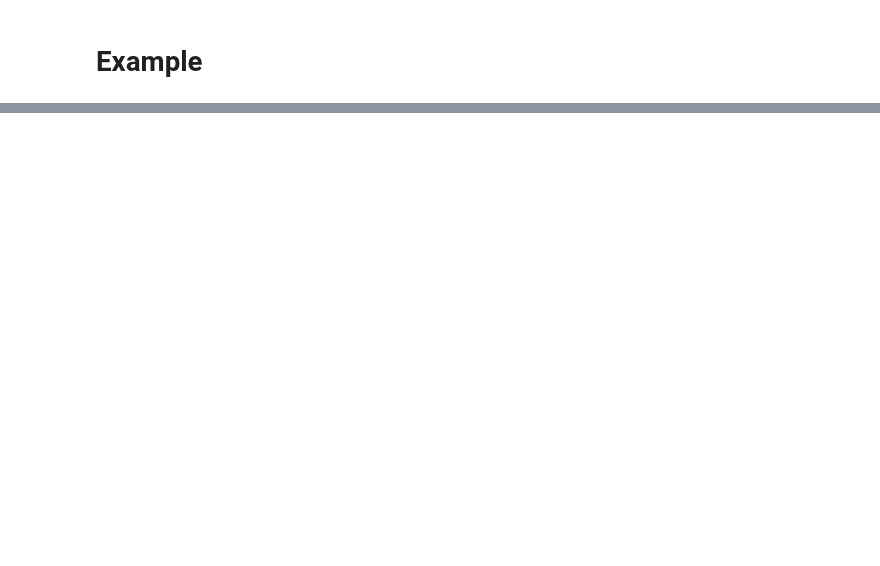
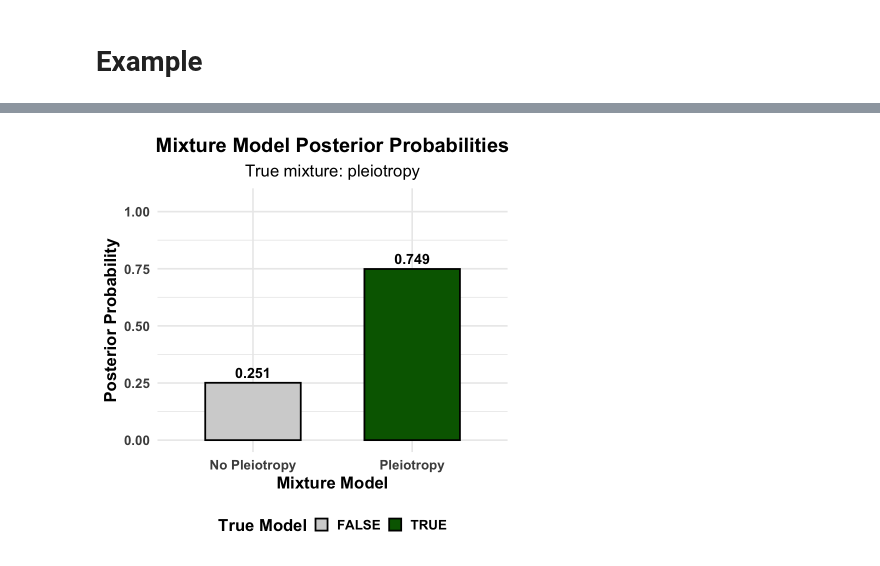
Before and after one commit to StatFunGen/statgen-prerequisites, a Jupyter notebook: Bayesian_mixture_model.ipynb, the cells around one changed output, grey strips where cells are left out. Saved outputs shown, nothing was run; the diff lists cells and outputs as text; code cells hidden in the pictures; blank space fills up the shorter version.

```diff
--- a/Bayesian_mixture_model.ipynb
+++ b/Bayesian_mixture_model.ipynb
@@ -154,0 +430,37 @@ legend("topright",
+# %%
+# Plot mixture-level probabilities
+mixture_df <- data.frame(
+  Mixture = c("No Pleiotropy", "Pleiotropy"),
+  Probability = c(no_pleio_posterior, pleio_posterior),
+  Is_True = c(true_mixture == "no_pleiotropy", true_mixture == "pleiotropy")
+)
+
+p2 <- ggplot(mixture_df, aes(x = Mixture, y = Probability, fill = Is_True)) +
+  geom_col(position = position_dodge(width = 0.8), width = 0.6, color = "black", linewidth = 1) +
+  geom_text(aes(label = round(Probability, 3)),
+            position = position_dodge(width = 0.8), vjust = -0.5, size = 6, fontface = "bold") +
+  scale_fill_manual(values = c("FALSE" = "lightgray", "TRUE" = "darkgreen")) +
+  labs(
+    title = "Mixture Model Posterior Probabilities",
+    subtitle = paste("True mixture:", true_mixture),
+    y = "Posterior Probability",
+    x = "Mixture Model",
+    fill = "True Model"
+  ) +
+  ylim(0, 1.05) +
+  theme_minimal(base_size = 20) +
+  theme(
+    plot.title = element_text(hjust = 0.5, face = "bold"),
+    plot.subtitle = element_text(hjust = 0.5),
+    axis.title.y = element_text(face = "bold"),
+    axis.title.x = element_text(face = "bold"),
+    axis.text.x = element_text(face = "bold"),
+    axis.text.y = element_text(face = "bold"),
+    legend.title = element_text(face = "bold"),
+    legend.text = element_text(face = "bold"),
+    legend.position = "bottom"
+  )
+
+print(p2)
+# %% [output]
+[figure, added]
```
Also changed, not shown: parts of 33 cells of this notebook, 22 other files.
